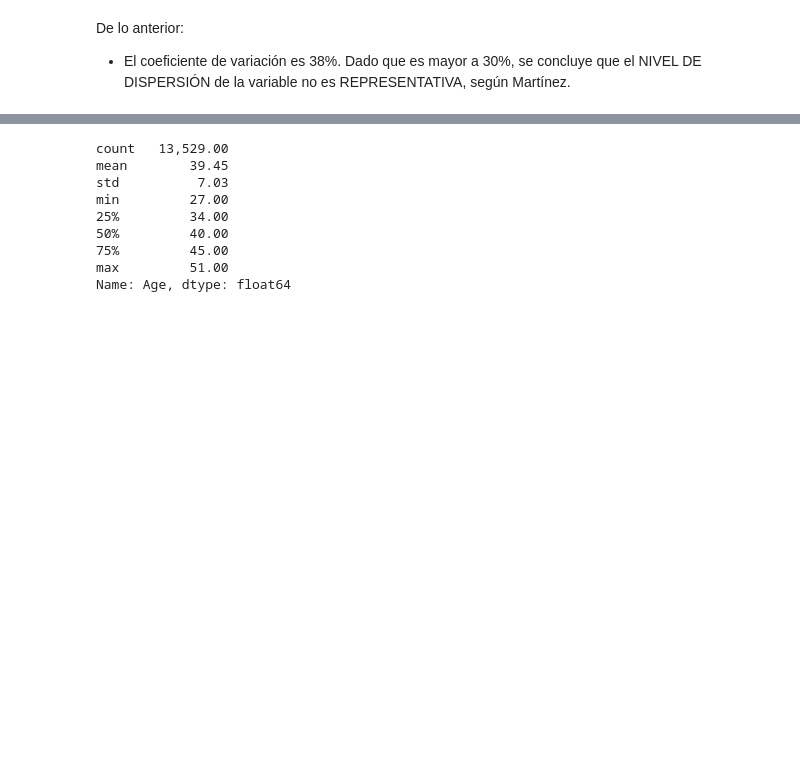
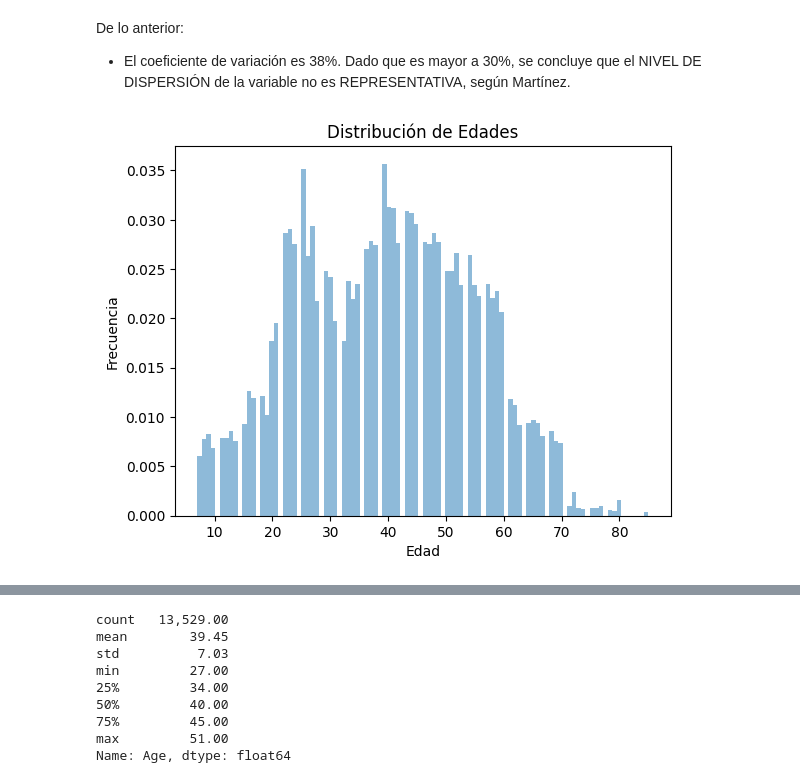
Before and after one commit to MHerrera11/Coderhouse, a Jupyter notebook: notebooks/Satisfacción de Clientes en Vuelos.ipynb, the cells around one changed output, grey strips where cells are left out. Saved outputs shown, nothing was run; the diff lists cells and outputs as text; code cells hidden in the pictures; blank space fills up the shorter version.

```diff
--- a/notebooks/Satisfacción de Clientes en Vuelos.ipynb
+++ b/notebooks/Satisfacción de Clientes en Vuelos.ipynb
@@ -310,3 +310,14 @@ Name: Age, dtype: float64
 # %% [markdown]
 De lo anterior:
 * El coeficiente de variación es 38%. Dado que es mayor a 30%, se concluye que el NIVEL DE DISPERSIÓN de la variable no es REPRESENTATIVA, según Martínez.
+# %%
+plt.hist(df["Age"], bins=100, density=True, alpha=0.5)
+
+# Configurar gráfico
+plt.title("Distribución de Edades")
+plt.xlabel("Edad")
+plt.ylabel("Frecuencia")
+
+plt.show()
+# %% [output]
+[figure, added]
```
Also changed, not shown: parts of 8 cells of this notebook.
